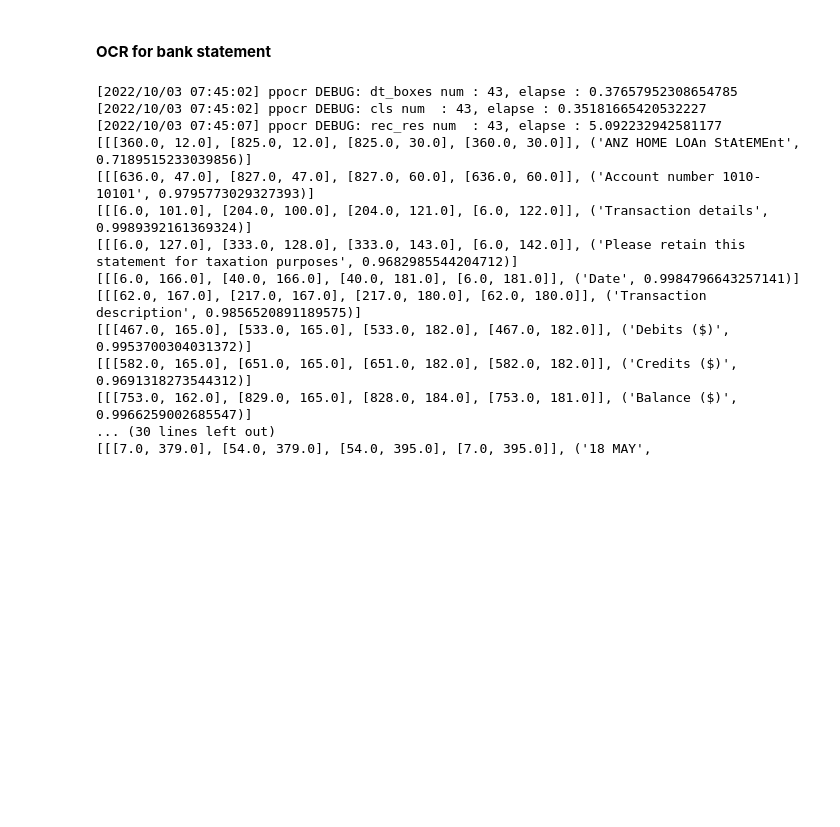
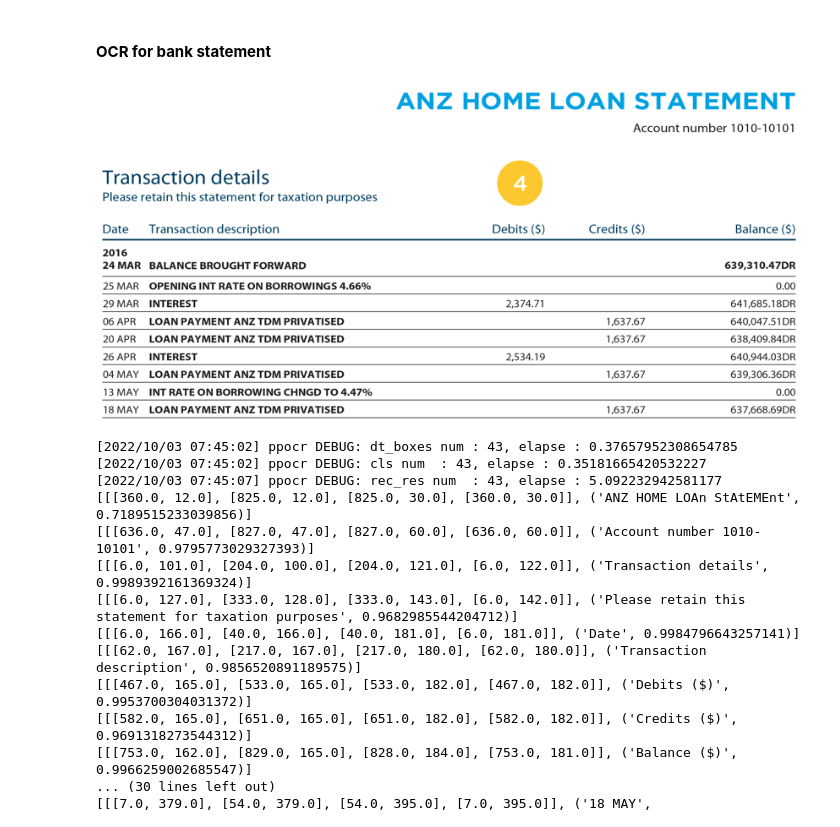
Before and after one commit to JasonSCFu/AIML-Applications-in-Financial-Sector, a Jupyter notebook: OCR_for_bank_documents.ipynb, the cells around one changed output. Saved outputs shown, nothing was run; the diff lists cells and outputs as text; code cells hidden in the pictures; blank space fills up the shorter version.

```diff
--- a/OCR_for_bank_documents.ipynb
+++ b/OCR_for_bank_documents.ipynb
@@ -102,4 +107,9 @@ im_show
 [figure]
 # %% [markdown]
 #### **OCR for bank statement**
+# %%
+img_path = '/content/drive/MyDrive/Paddle/home_loan_image.PNG'
+Image(img_path)
+# %% [output]
+[figure, added]
 # %%
```
Also changed, not shown: parts of 7 cells of this notebook.
